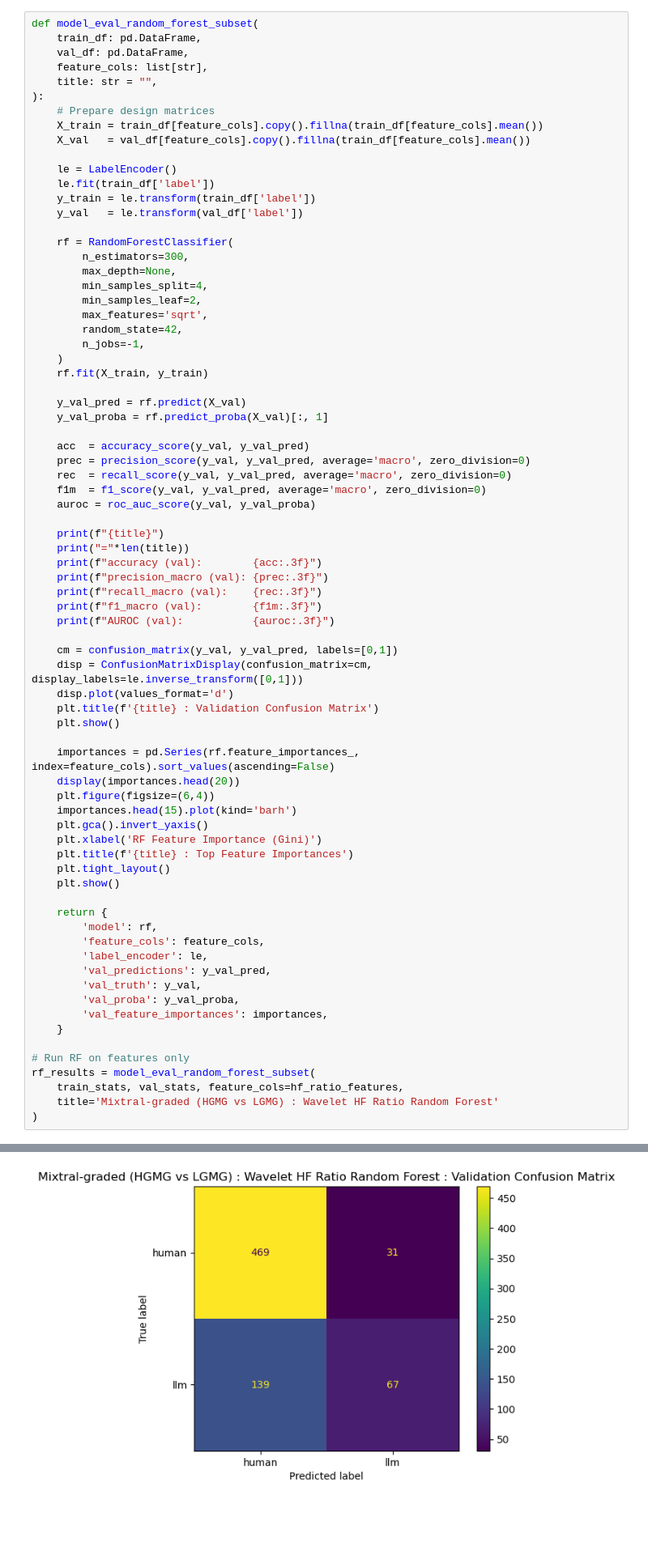
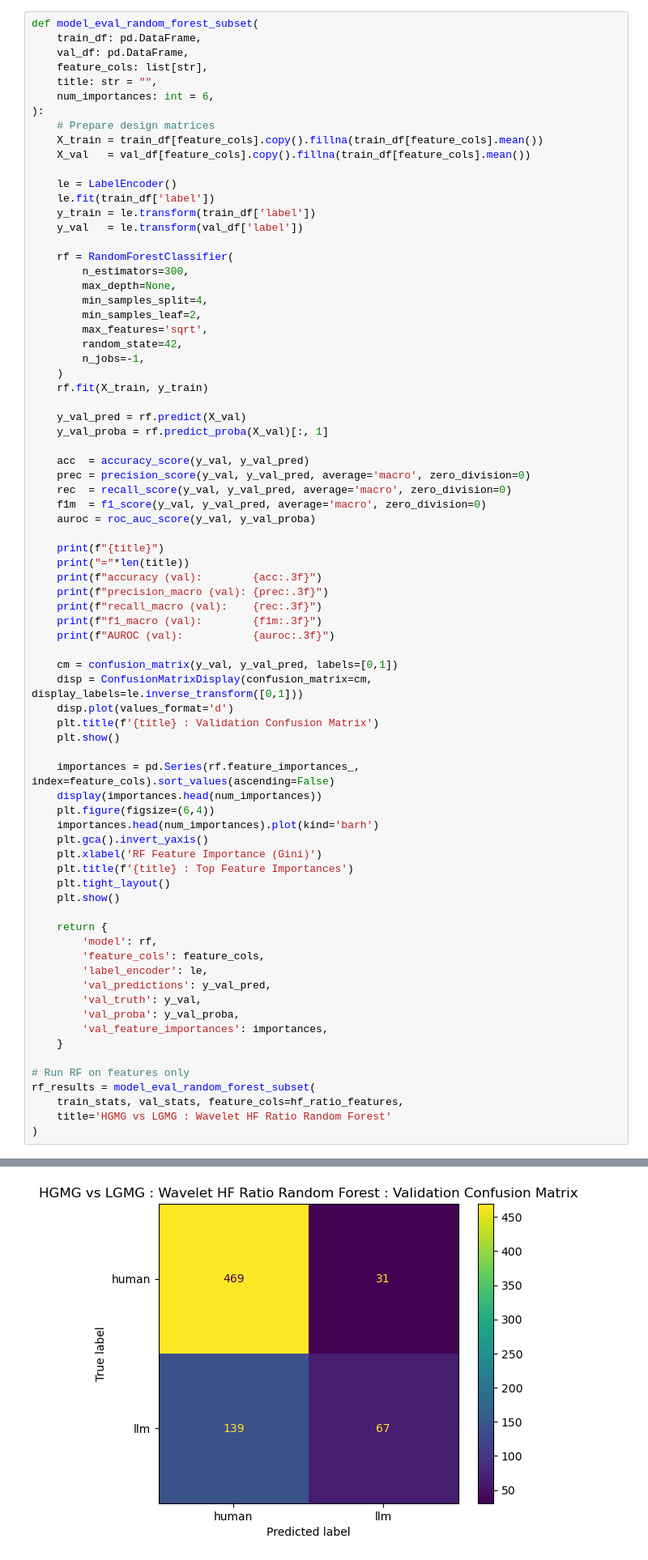
Before and after one commit to dpmcgonigle/fingerprinting-llms, a Jupyter notebook: Burstiness-WaveletDeepDive-v1.ipynb, the cells around one changed output, grey strips where cells are left out. Shown at 81% size. Drawn from its saved outputs; the diff is of its cells as text; blank space fills up the shorter version.

```diff
--- a/Burstiness-WaveletDeepDive-v1.ipynb
+++ b/Burstiness-WaveletDeepDive-v1.ipynb
@@ -426,6 +418,7 @@ def model_eval_random_forest_subset(
     val_df: pd.DataFrame,
     feature_cols: list[str],
     title: str = "",
+    num_importances: int = 6,
 ):
     # Prepare design matrices
     X_train = train_df[feature_cols].copy().fillna(train_df[feature_cols].mean())
@@ -471,9 +464,9 @@ def model_eval_random_forest_subset(
     plt.show()
 
     importances = pd.Series(rf.feature_importances_, index=feature_cols).sort_values(ascending=False)
-    display(importances.head(20))
+    display(importances.head(num_importances))
     plt.figure(figsize=(6,4))
-    importances.head(15).plot(kind='barh')
+    importances.head(num_importances).plot(kind='barh')
     plt.gca().invert_yaxis()
     plt.xlabel('RF Feature Importance (Gini)')
     plt.title(f'{title} : Top Feature Importances')
@@ -493,6 +486,6 @@ def model_eval_random_forest_subset(
 # Run RF on features only
 rf_results = model_eval_random_forest_subset(
     train_stats, val_stats, feature_cols=hf_ratio_features,
-    title='Mixtral-graded (HGMG vs LGMG) : Wavelet HF Ratio Random Forest'
+    title='HGMG vs LGMG : Wavelet HF Ratio Random Forest'
 )
 # %% [output]
@@ -501,9 +494,9 @@ Mixtral-graded (HGMG vs LGMG) : Wavelet HF Ratio Random Forest
 accuracy (val):        0.759
 precision_macro (val): 0.728
 recall_macro (val):    0.632
 f1_macro (val):        0.644
 AUROC (val):           0.752
-[figure, old version]
+[figure, new version]
 db2_wavelet_hf_ratio        0.189520
 bior3.3_wavelet_hf_ratio    0.167742
 db8_wavelet_hf_ratio        0.166720
```
Also changed, not shown: parts of 14 cells of this notebook, 5 other files.
